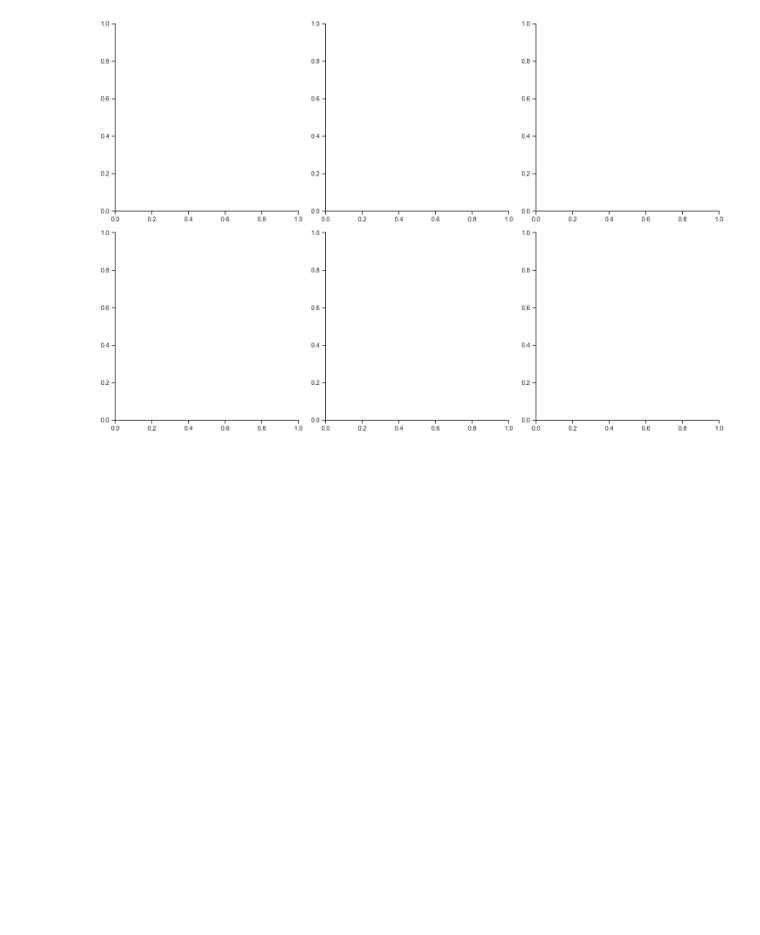
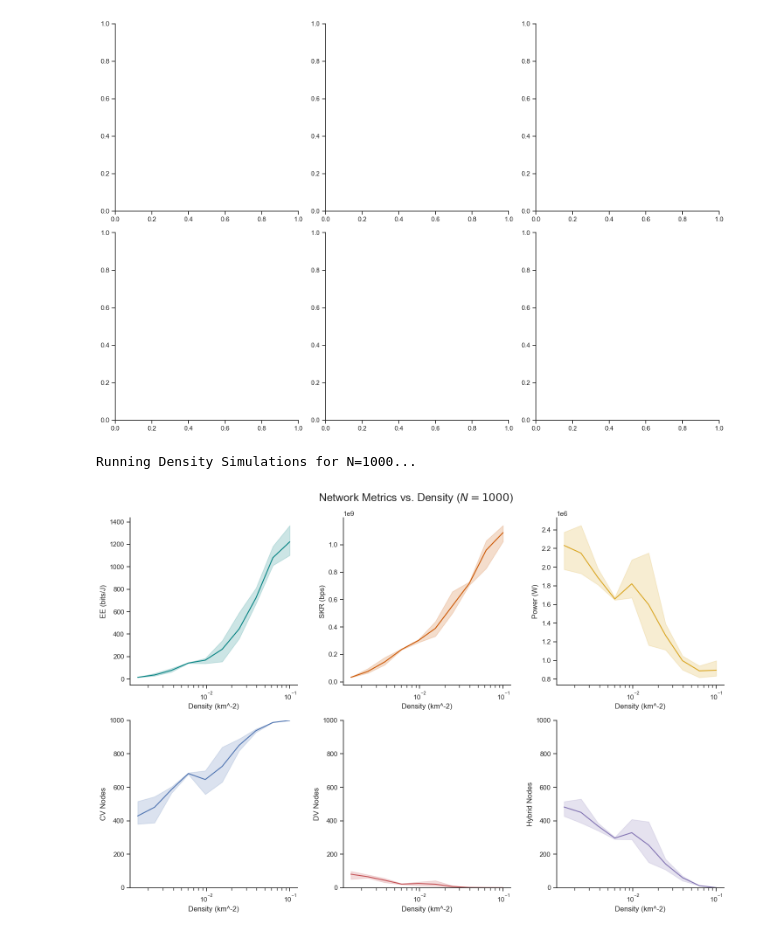
Before and after one commit to lucamar91/qkd_networks, a Jupyter notebook: Energy_plots.ipynb, the cells around one changed output. Drawn from its saved outputs; the diff is of its cells as text; code cells hidden in the pictures; blank space fills up the shorter version.

```diff
--- a/Energy_plots.ipynb
+++ b/Energy_plots.ipynb
@@ -573,9 +575,9 @@ Running Density Simulations for N=1000...
 ValueError: The truth value of an array with more than one element is ambiguous. Use a.any() or a.all()
 [figure]
 # %%
-N_val = 500
+N_val = 1000
 # Generate 10 logarithmic density points exactly like the Mariani paper
-rhos = np.logspace(-4, -1, 10)
+rhos = np.logspace(np.log10(1.5e-3), -1, 10)
 density_data = []
 
 print(f"Running Density Simulations for N={N_val}...")
@@ -610,33 +612,36 @@ for rho in rhos:
             'Density (km^-2)': rho, 'Power (W)': pwr, 'SKR (bps)': skr, 'EE (bits/J)': ee,
             'CV Nodes': classes.count('CV'), 'DV Nodes': classes.count('DV'), 'Hybrid Nodes': classes.count('hybrid')
         })
 
 df_dense = pd.DataFrame(density_data)
 
 # --- PLOT 6: MAIN TILE GRAPH ---
 fig, axes = plt.subplots(2, 3, figsize=(15, 10))
 axes = axes.flatten()
 
 sns.lineplot(data=df_dense, x='Density (km^-2)', y='EE (bits/J)', ax=axes[0], color='#008080')
 sns.lineplot(data=df_dense, x='Density (km^-2)', y='SKR (bps)', ax=axes[1], color='#CC5500')
 sns.lineplot(data=df_dense, x='Density (km^-2)', y='Power (W)', ax=axes[2], color='#DAA520')
 
 sns.lineplot(data=df_dense, x='Density (km^-2)', y='CV Nodes', ax=axes[3], color=COLOR_CV)
 sns.lineplot(data=df_dense, x='Density (km^-2)', y='DV Nodes', ax=axes[4], color=COLOR_DV)
 sns.lineplot(data=df_dense, x='Density (km^-2)', y='Hybrid Nodes', ax=axes[5], color=COLOR_HYBRID)
 
 for i, ax in enumerate(axes):
     ax.set_box_aspect(1)
     # Set the x-axis to logarithmic to match the academic papers
     ax.set_xscale('log')
 
     if i > 2:
         # Scale the node counts to the new N_val limit
         ax.set_ylim(0, N_val)
 
 plt.suptitle(f'Network Metrics vs. Density ($N={N_val}$)', fontsize=18)
 plt.savefig('plots/5_metrics_vs_density_wo_dsp.pdf', bbox_inches='tight')
 plt.show()
+# %% [output]
+Running Density Simulations for N=1000...
+[figure, added]
 # %%
 N_val = 1000
 # Generate 10 logarithmic density points exactly like the Mariani paper
```
Also changed, not shown: parts of 7 cells of this notebook, 2 other files.
